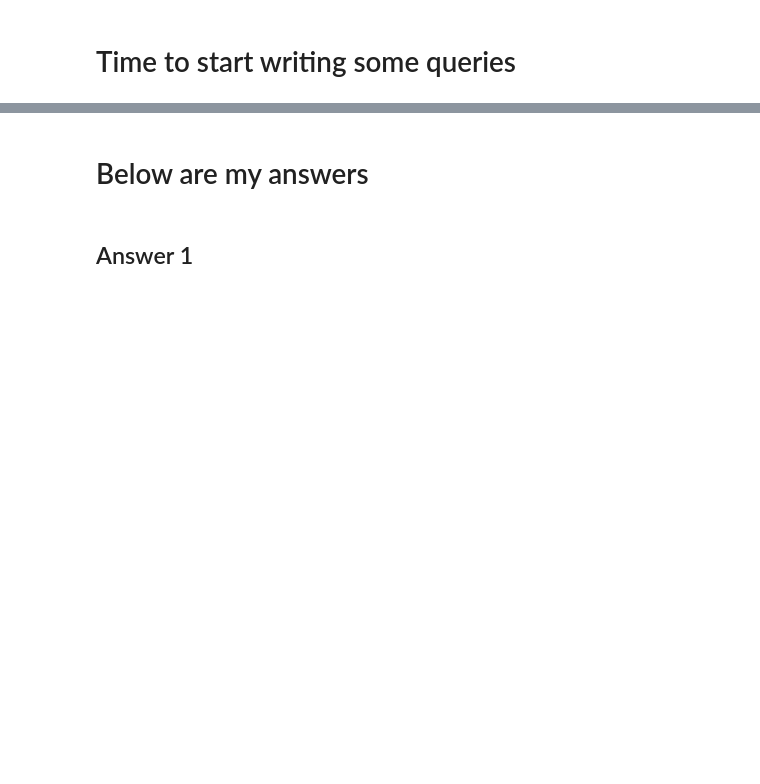
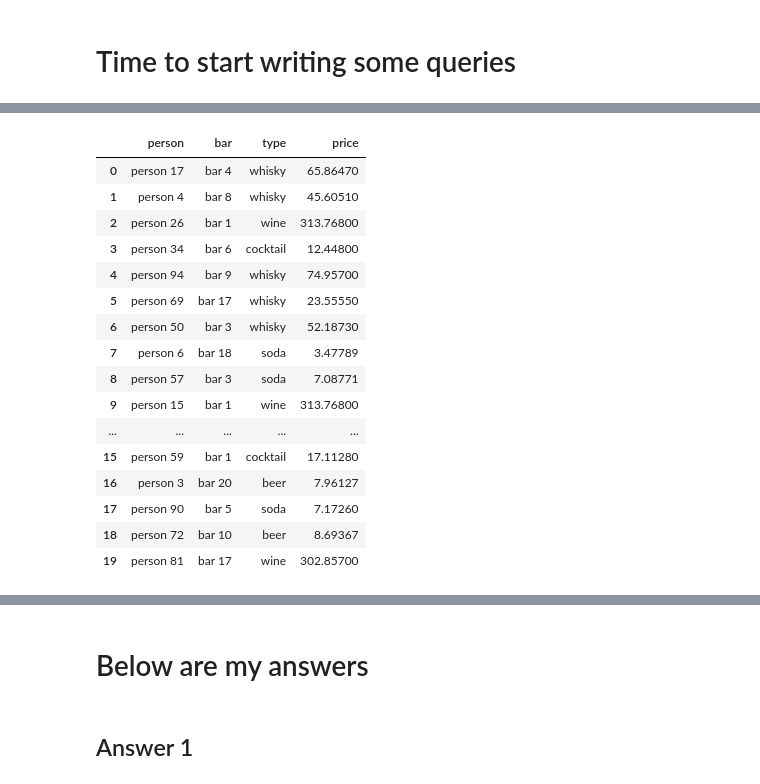
Before and after one commit to moeraza/light-house-labs, a Jupyter notebook: w02d01/src/notebooks/drinks_tutorial.ipynb, the cells around one changed output, grey strips where cells are left out. Cells and saved outputs as stored; diff of their text form; code cells hidden in the pictures; blank space fills up the shorter version.

```diff
--- a/w02d01/src/notebooks/drinks_tutorial.ipynb
+++ b/w02d01/src/notebooks/drinks_tutorial.ipynb
@@ -130,0 +212,27 @@ execute_query(query)
+# %%
+execute_query("""
+select
+distinct
+o.person, o.bar, d.type, mi.price
+FROM orders o
+LEFT JOIN menu_items mi on o.drink_id = mi.drink_id and o.bar = mi.bar
+LEFT JOIN drinks d on d.drink_id = o.drink_id
+""")
+# %% [output]
+|  | person | bar | type | price |
+| 0 | person 17 | bar 4 | whisky | 65.86470 |
+| 1 | person 4 | bar 8 | whisky | 45.60510 |
+| 2 | person 26 | bar 1 | wine | 313.76800 |
+| 3 | person 34 | bar 6 | cocktail | 12.44800 |
+| 4 | person 94 | bar 9 | whisky | 74.95700 |
+| 5 | person 69 | bar 17 | whisky | 23.55550 |
+| 6 | person 50 | bar 3 | whisky | 52.18730 |
+| 7 | person 6 | bar 18 | soda | 3.47789 |
+| 8 | person 57 | bar 3 | soda | 7.08771 |
+| 9 | person 15 | bar 1 | wine | 313.76800 |
+| ... | ... | ... | ... | ... |
+| 15 | person 59 | bar 1 | cocktail | 17.11280 |
+| 16 | person 3 | bar 20 | beer | 7.96127 |
+| 17 | person 90 | bar 5 | soda | 7.17260 |
+| 18 | person 72 | bar 10 | beer | 8.69367 |
+| 19 | person 81 | bar 17 | wine | 302.85700 |
```
Also changed, not shown: parts of 19 cells of this notebook, 2 other files.
